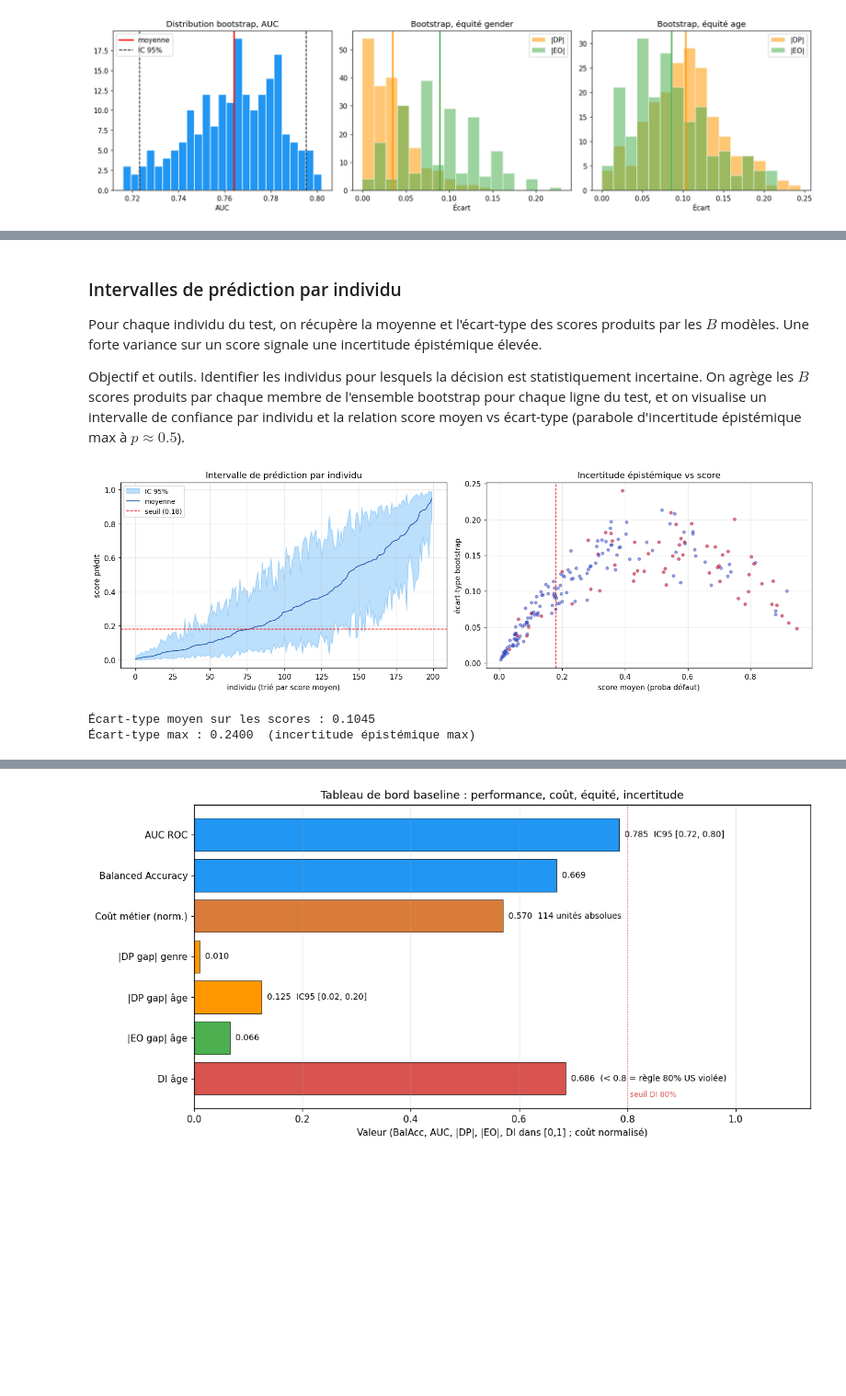
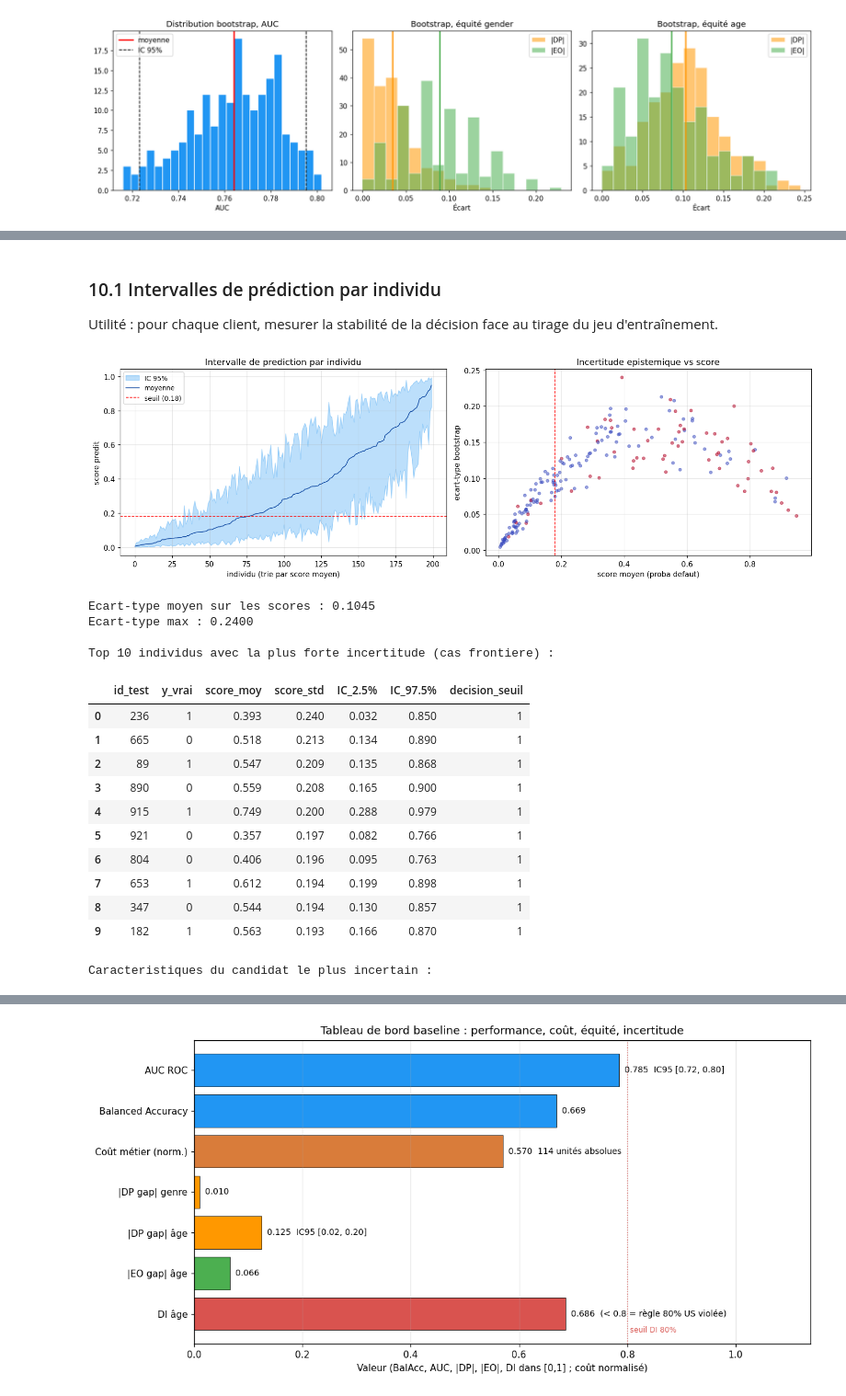
Before and after one commit to YiZeems/fairness-project-german-credit, a Jupyter notebook: julien/responsiveAI-german-credit_rendu.ipynb, the cells around one changed output, grey strips where cells are left out. Shown at 92% size. Drawn from its saved outputs; the diff is of its cells as text; code cells hidden in the pictures; blank space fills up the shorter version.

```diff
--- a/julien/responsiveAI-german-credit_rendu.ipynb
+++ b/julien/responsiveAI-german-credit_rendu.ipynb
@@ -1787,43 +1335,71 @@ Conclusion méthodologique : les écarts d'équité sur l'âge sont réels et me
 # %% [markdown]
-### Intervalles de prédiction par individu
+### 10.1 Intervalles de prédiction par individu
 
-Pour chaque individu du test, on récupère la moyenne et l'écart-type des scores produits par les $B$ modèles. Une forte variance sur un score signale une incertitude épistémique élevée.
-
-Objectif et outils. Identifier les individus pour lesquels la décision est statistiquement incertaine. On agrège les $B$ scores produits par chaque membre de l'ensemble bootstrap pour chaque ligne du test, et on visualise un intervalle de confiance par individu et la relation score moyen vs écart-type (parabole d'incertitude épistémique max à $p \approx 0.5$).
+Utilité : pour chaque client, mesurer la stabilité de la décision face au tirage du jeu d'entraînement.
 # %%
 score_mean = boot_scores.mean(axis=0)
-score_std = boot_scores.std(axis=0)
-score_lo = np.quantile(boot_scores, 0.025, axis=0)
-score_hi = np.quantile(boot_scores, 0.975, axis=0)
+score_std  = boot_scores.std(axis=0)
+score_lo   = np.quantile(boot_scores, 0.025, axis=0)
+score_hi   = np.quantile(boot_scores, 0.975, axis=0)
 
 order = np.argsort(score_mean)
 fig, axes = plt.subplots(1, 2, figsize=(14, 4.5))
-
 x = np.arange(len(order))
-axes[0].fill_between(x, score_lo[order], score_hi[order],
-                     alpha=0.3, color="#2196F3", label="IC 95%")
+axes[0].fill_between(x, score_lo[order], score_hi[order], alpha=0.3, color="#2196F3", label="IC 95%")
 axes[0].plot(x, score_mean[order], color="#0d47a1", lw=1, label="moyenne")
 axes[0].axhline(thr_base, color="red", ls="--", lw=1, label=f"seuil ({thr_base:.2f})")
-axes[0].set_xlabel("individu (trié par score moyen)")
-axes[0].set_ylabel("score prédit")
-axes[0].set_title("Intervalle de prédiction par individu")
-axes[0].legend(fontsize=9)
-axes[0].grid(alpha=0.3)
+axes[0].set_xlabel("individu (trie par score moyen)")
+axes[0].set_ylabel("score predit")
+axes[0].set_title("Intervalle de prediction par individu")
+axes[0].legend(fontsize=9); axes[0].grid(alpha=0.3)
 
 axes[1].scatter(score_mean, score_std, s=15, alpha=0.5, c=y_te, cmap="coolwarm")
-axes[1].set_xlabel("score moyen (proba défaut)")
-axes[1].set_ylabel("écart-type bootstrap")
-axes[1].set_title("Incertitude épistémique vs score")
+axes[1].set_xlabel("score moyen (proba defaut)")
+axes[1].set_ylabel("ecart-type bootstrap")
+axes[1].set_title("Incertitude epistemique vs score")
 axes[1].axvline(thr_base, color="red", ls="--", lw=1)
 axes[1].grid(alpha=0.3)
-
 plt.tight_layout()
 plt.savefig("outputs/06_indiv_uncertainty.png", bbox_inches="tight")
 plt.show()
 
-print(f"Écart-type moyen sur les scores : {score_std.mean():.4f}")
-print(f"Écart-type max : {score_std.max():.4f}  (incertitude épistémique max)")
+print(f"Ecart-type moyen sur les scores : {score_std.mean():.4f}")
+print(f"Ecart-type max : {score_std.max():.4f}")
+print()
+
+# Top 10 individus avec la plus forte incertitude (cas frontiere)
+top_uncertain = np.argsort(score_std)[::-1][:10]
+df_uncertain = pd.DataFrame({
+    "id_test"  : idx_te[top_uncertain],
+    "y_vrai"   : y_te[top_uncertain],
+    "score_moy": np.round(score_mean[top_uncertain], 3),
+    "score_std": np.round(score_std[top_uncertain], 3),
+    "IC_2.5%"  : np.round(score_lo[top_uncertain], 3),
+    "IC_97.5%" : np.round(score_hi[top_uncertain], 3),
+    "decision_seuil": (score_mean[top_uncertain] >= thr_base).astype(int),
+})
+print("Top 10 individus avec la plus forte incertitude (cas frontiere) :")
+display(df_uncertain)
+print()
+print("Caracteristiques du candidat le plus incertain :")
+display(features.iloc[idx_te[top_uncertain[0]]:idx_te[top_uncertain[0]]+1].T.rename(
+    columns={features.index[idx_te[top_uncertain[0]]]: f"id={idx_te[top_uncertain[0]]}"}
+))
 # %% [output]
 [figure]
-Écart-type moyen sur les scores : 0.1045
-Écart-type max : 0.2400  (incertitude épistémique max)
+Ecart-type moyen sur les scores : 0.1045
+Ecart-type max : 0.2400
+
+Top 10 individus avec la plus forte incertitude (cas frontiere) :
+|  | id_test | y_vrai | score_moy | score_std | IC_2.5% | IC_97.5% | decision_seuil |
+| 0 | 236 | 1 | 0.393 | 0.240 | 0.032 | 0.850 | 1 |
+| 1 | 665 | 0 | 0.518 | 0.213 | 0.134 | 0.890 | 1 |
+| 2 | 89 | 1 | 0.547 | 0.209 | 0.135 | 0.868 | 1 |
+| 3 | 890 | 0 | 0.559 | 0.208 | 0.165 | 0.900 | 1 |
+| 4 | 915 | 1 | 0.749 | 0.200 | 0.288 | 0.979 | 1 |
+| 5 | 921 | 0 | 0.357 | 0.197 | 0.082 | 0.766 | 1 |
+| 6 | 804 | 0 | 0.406 | 0.196 | 0.095 | 0.763 | 1 |
+| 7 | 653 | 1 | 0.612 | 0.194 | 0.199 | 0.898 | 1 |
+| 8 | 347 | 0 | 0.544 | 0.194 | 0.130 | 0.857 | 1 |
+| 9 | 182 | 1 | 0.563 | 0.193 | 0.166 | 0.870 | 1 |
+Caracteristiques du candidat le plus incertain :
```
Also changed, not shown: parts of 88 cells of this notebook, 3 other files.
